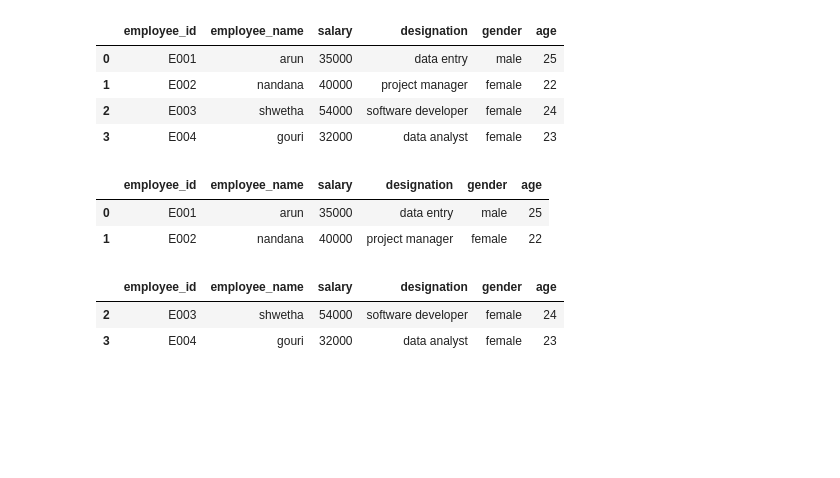
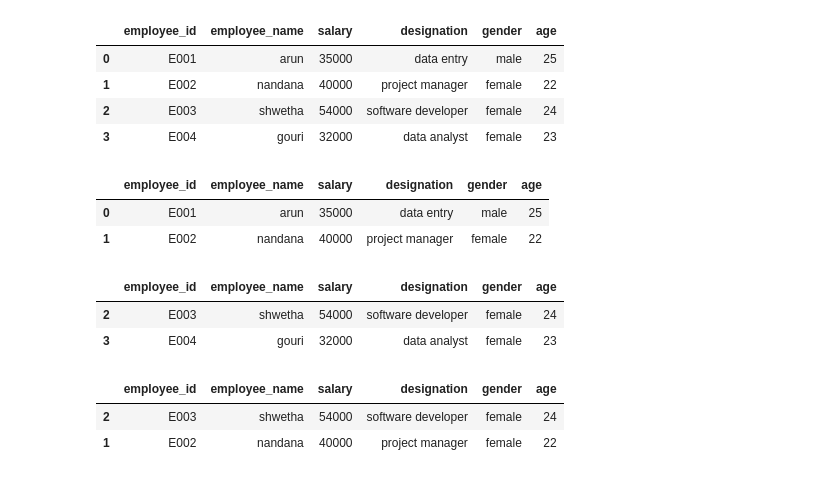
Before and after one commit to Nandanalinson/Python-core-concepts, a Jupyter notebook: day39/pandas.ipynb, the cells around one changed output. Saved outputs shown, nothing was run; the diff lists cells and outputs as text; code cells hidden in the pictures; blank space fills up the shorter version.

```diff
--- a/day39/pandas.ipynb
+++ b/day39/pandas.ipynb
@@ -307,3 +307,10 @@ df5.tail(2)
 |  | employee_id | employee_name | salary | designation | gender | age |
 | 2 | E003 | shwetha | 54000 | software developer | female | 24 |
 | 3 | E004 | gouri | 32000 | data analyst | female | 23 |
+# %%
+# display the 2 employees with highest salary
+df5.sort_values(by='salary',ascending=False).head(2)
+# %% [output]
+|  | employee_id | employee_name | salary | designation | gender | age |
+| 2 | E003 | shwetha | 54000 | software developer | female | 24 |
+| 1 | E002 | nandana | 40000 | project manager | female | 22 |
```
